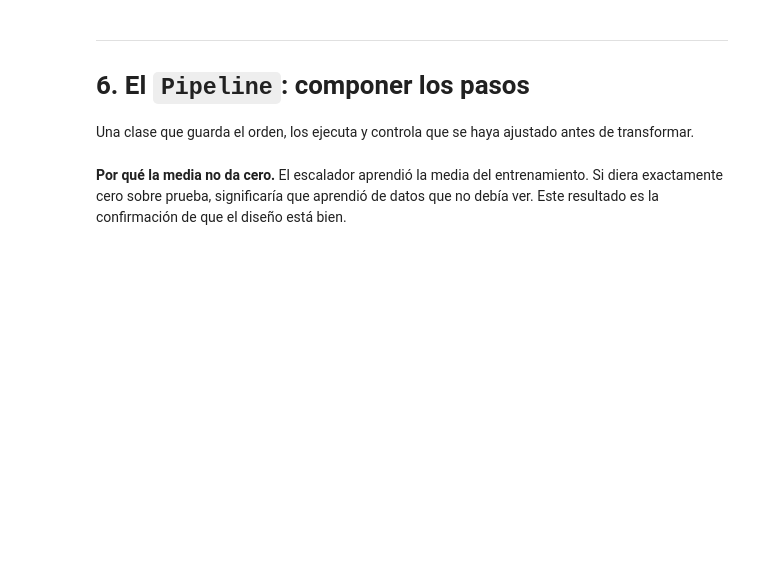
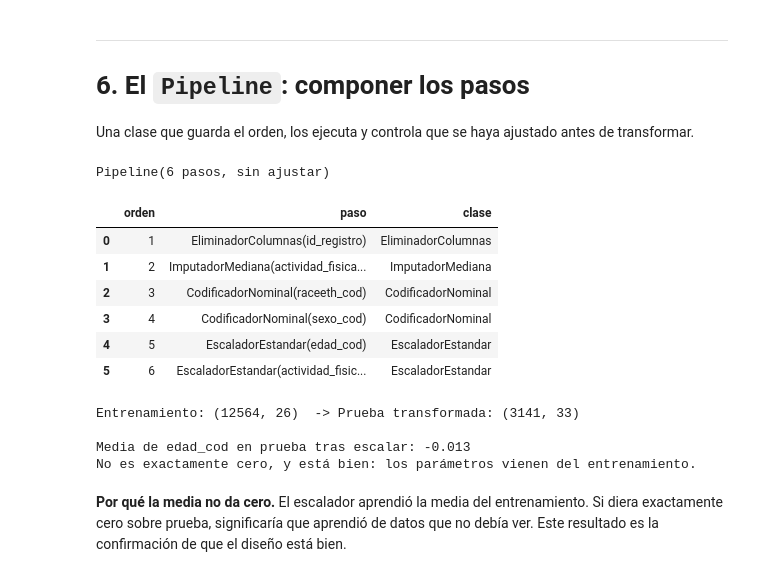
Before and after one commit to MatiasManriquezO/proyecto-grupo8-mcdi500, a Jupyter notebook: F3/notebooks/S2_F3_NucleoAlgoritmico_Eficiencia_POO (1).ipynb, the cells around one changed output. Drawn from its saved outputs; the diff is of its cells as text; code cells hidden in the pictures; blank space fills up the shorter version.

```diff
--- a/F3/notebooks/S2_F3_NucleoAlgoritmico_Eficiencia_POO.ipynb
+++ b/F3/notebooks/S2_F3_NucleoAlgoritmico_Eficiencia_POO (1).ipynb
@@ -570,15 +624,23 @@ except RuntimeError as error:
 # %%
 # El orden correcto, con separación de conjuntos
-entrenamiento = datos.sample(frac=1 - PROPORCION_PRUEBA, random_state=SEMILLA)
-prueba = datos.drop(index=entrenamiento.index)
+# La variable objetivo no se imputa (bitácora 2.5): solo se separan los registros
+# que la respondieron
+datos_objetivo = datos.dropna(subset=[COLUMNA_OBJETIVO])
+print(f"Registros con {COLUMNA_OBJETIVO} respondida: {len(datos_objetivo)} de {len(datos)}")
+
+entrenamiento = datos_objetivo.sample(frac=1 - PROPORCION_PRUEBA, random_state=SEMILLA)
+prueba = datos_objetivo.drop(index=entrenamiento.index)
 
 imputador = ImputadorBMI().ajustar(entrenamiento)
 prueba_lista = imputador.transformar(prueba)
 
 print("Mediana aprendida del entrenamiento:", round(imputador.mediana, 2))
-print("Mediana del conjunto de prueba     :", round(prueba["bmi"].median(), 2))
-print("Nulos en prueba después de imputar :", int(prueba_lista["bmi"].isna().sum()))
-print("\nSon medianas distintas, y está bien: se usó la del entrenamiento.")
+print("Mediana del conjunto de prueba     :", round(prueba[COLUMNA_IMPUTAR].median(), 2))
+print("Nulos en prueba después de imputar :", int(prueba_lista[COLUMNA_IMPUTAR].isna().sum()))
+if imputador.mediana != prueba[COLUMNA_IMPUTAR].median():
+    print("\nSon medianas distintas, y está bien: se usó la del entrenamiento.")
+else:
+    print("\nAquí coinciden porque el código es discreto (1 a 8), pero el valor usado es el del entrenamiento.")
 
 # La propiedad es de solo lectura
 try:
@@ -792,11 +882,11 @@ clases hijas lo heredan.
 una: todas ofrecen `ajustar` y `transformar`.
 # %%
 pasos = [
-    EliminadorColumnas("id"),
-    ImputadorMediana("bmi"),
-    CodificadorNominal("work_type"),
-    CodificadorNominal("smoking_status"),
-    EscaladorEstandar("age"),
+    EliminadorColumnas(COLUMNA_ID),
+    ImputadorMediana(COLUMNA_IMPUTAR),
+    CodificadorNominal("raceeth_cod"),
+    CodificadorNominal("sexo_cod"),
+    EscaladorEstandar(COLUMNA_ESCALAR),
 ]
 
 resultado = datos.copy()
@@ -847,49 +943,61 @@ class Pipeline:
         if not self._ajustado:
             raise RuntimeError("Pipeline: hay que ajustar antes de transformar.")
         resultado = df.copy()
         for paso in self._pasos:
             resultado = paso.transformar(resultado)
         return resultado
 
     def pasos_ejecutados(self):
         """Devuelve los pasos, para poder registrar sus parámetros aprendidos."""
         return tuple(self._pasos)
 
     def resumen(self):
         return pd.DataFrame([
             {"orden": i, "paso": p.nombre, "clase": type(p).__name__}
             for i, p in enumerate(self._pasos, start=1)
         ])
 
     def __len__(self):
         return len(self._pasos)
 
     def __repr__(self):
         estado = "ajustado" if self._ajustado else "sin ajustar"
         return f"Pipeline({len(self._pasos)} pasos, {estado})"
 
 
 pipeline = Pipeline([
-    EliminadorColumnas("id"),
-    ImputadorMediana("bmi"),
-    CodificadorNominal("work_type"),
-    CodificadorNominal("smoking_status"),
-    CodificadorNominal("gender"),
-    EscaladorEstandar("age"),
-    EscaladorEstandar("avg_glucose_level"),
-    EscaladorEstandar("bmi"),
+    EliminadorColumnas(COLUMNA_ID),
+    ImputadorMediana(COLUMNA_IMPUTAR),
+    CodificadorNominal("raceeth_cod"),
+    CodificadorNominal("sexo_cod"),
+    EscaladorEstandar(COLUMNA_ESCALAR),
+    EscaladorEstandar(COLUMNA_IMPUTAR),
 ])
 
 print(pipeline)
 pipeline.resumen()
+# %% [output]
+Pipeline(6 pasos, sin ajustar)
+|  | orden | paso | clase |
+| 0 | 1 | EliminadorColumnas(id_registro) | EliminadorColumnas |
+| 1 | 2 | ImputadorMediana(actividad_fisica... | ImputadorMediana |
+| 2 | 3 | CodificadorNominal(raceeth_cod) | CodificadorNominal |
+| 3 | 4 | CodificadorNominal(sexo_cod) | CodificadorNominal |
+| 4 | 5 | EscaladorEstandar(edad_cod) | EscaladorEstandar |
+| 5 | 6 | EscaladorEstandar(actividad_fisic... | EscaladorEstandar |
 # %%
 # Ajustar con entrenamiento, transformar prueba: sin fuga de datos
 pipeline.ajustar(entrenamiento)
 prueba_lista = pipeline.transformar(prueba)
 
 print("Entrenamiento:", entrenamiento.shape, " -> Prueba transformada:", prueba_lista.shape)
-print("\nMedia de age en prueba tras escalar:", round(prueba_lista["age"].mean(), 4))
+print(f"\nMedia de {COLUMNA_ESCALAR} en prueba tras escalar:", round(prueba_lista[COLUMNA_ESCALAR].mean(), 4))
 print("No es exactamente cero, y está bien: los parámetros vienen del entrenamiento.")
+# %% [output]
+Entrenamiento: (12564, 26)  -> Prueba transformada: (3141, 33)
+
+Media de edad_cod en prueba tras escalar: -0.013
+No es exactamente cero, y está bien: los parámetros vienen del entrenamiento.
 # %% [markdown]
 **Por qué la media no da cero.** El escalador aprendió la media del entrenamiento. Si
 diera exactamente cero sobre prueba, significaría que aprendió de datos que no debía
```
Also changed, not shown: parts of 44 cells of this notebook, 7 other files.
